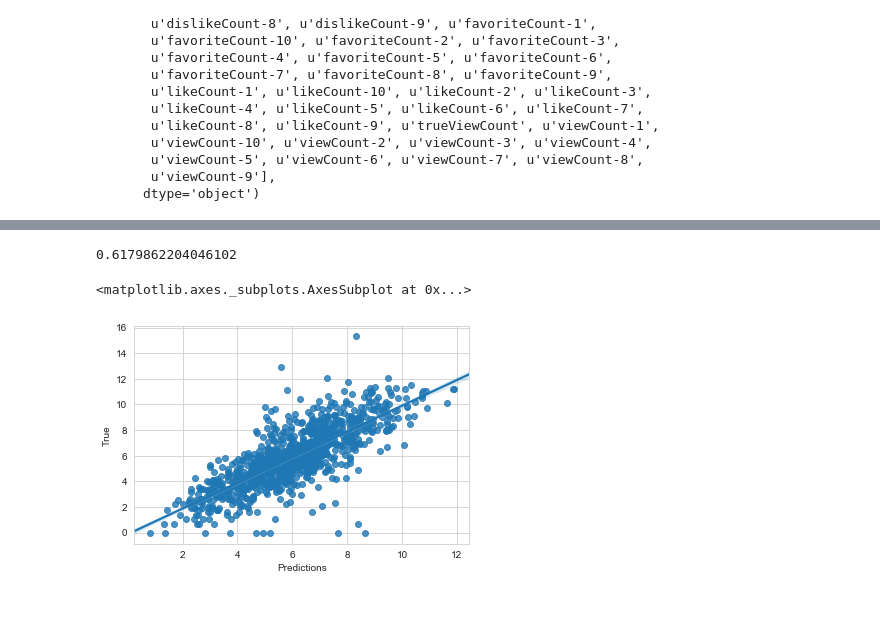
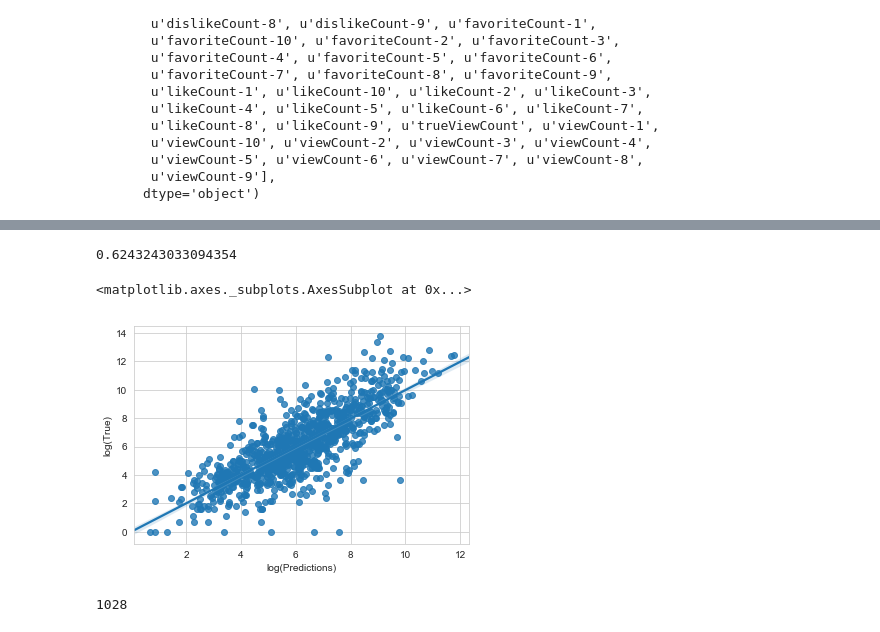
Before and after one commit to jfbraatz/YouTube-Views-Predictor, a Jupyter notebook: progress/Data Exploration.ipynb, the cells around one changed output, grey strips where cells are left out. Cells and saved outputs as stored; diff of their text form; code cells hidden in the pictures.

```diff
--- a/progress/Data Exploration.ipynb
+++ b/progress/Data Exploration.ipynb
@@ -103,7 +103,7 @@ prediction_answer_and_feature_extractor(prolific_channels.iteritems()[0][1], 5)
   'viewCount-5': 1499.0})
 # %%
 data = []
-for channel_id, vids in prolific_channels.iteritems():
+for channel_id, vids in nlp_channels.iteritems():
     answer, vid_features = prediction_answer_and_feature_extractor(vids, 10)
     vid_features['trueViewCount'] = answer
     data.append(vid_features)
@@ -224,13 +160,17 @@ df
 # %%
 xgb = XGBRegressor()
 
 xgb.fit(X_train, y_train)
 print xgb.score(X_test, y_test)
 y_pred = xgb.predict(X_test)
-plot_df = pd.DataFrame(y_pred, columns=['Predictions'])
-plot_df['True'] = np.array(y_test)
-sns.regplot(x='Predictions', y='True', data=plot_df)
+plot_df = pd.DataFrame(y_pred, columns=['log(Predictions)'])
+plot_df['log(True)'] = np.array(y_test)
+sns.regplot(x='log(Predictions)', y='log(True)', data=plot_df)
 # %% [output]
-0.6179862204046102
+0.6243243033094354
 <matplotlib.axes._subplots.AxesSubplot at 0x...>
-[figure, old version]
+[figure, new version]
+# %%
+len(y_pred)
+# %% [output]
+1028
```
Also changed, not shown: parts of 11 cells of this notebook.
